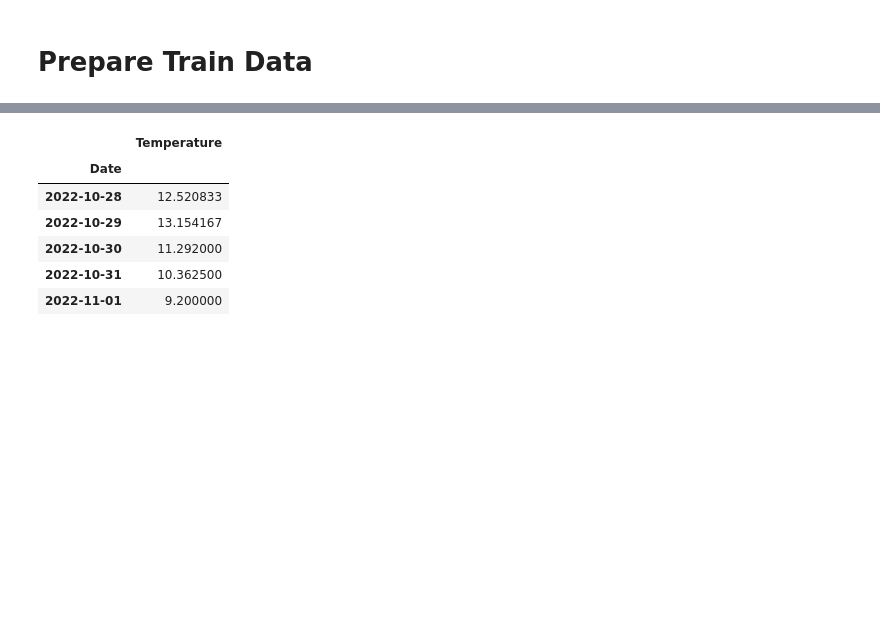
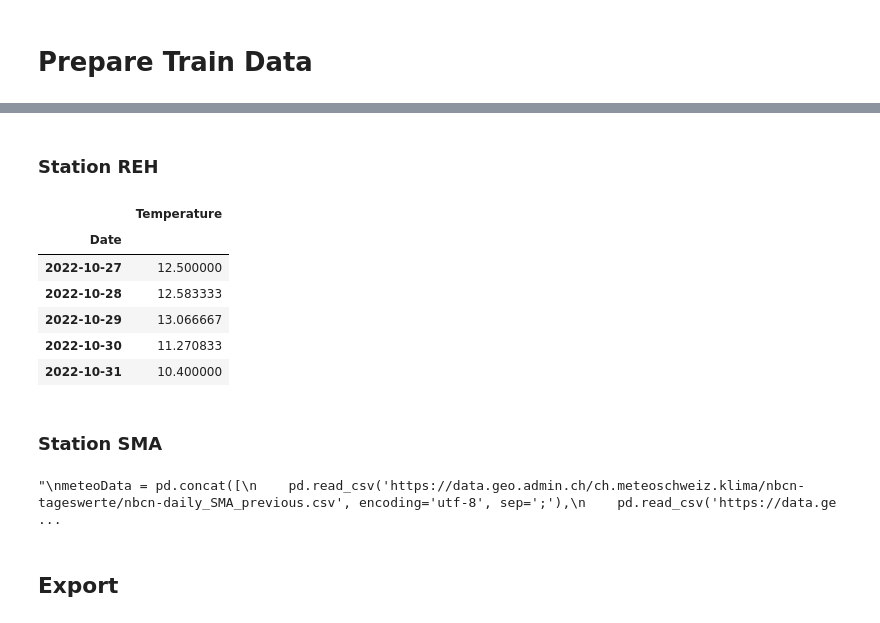
Before and after one commit to nzzdev/energyconsumption-zurich-model, a Jupyter notebook: src/PrepareTrainData.ipynb, the cells around one changed output, grey strips where cells are left out. Cells and saved outputs as stored; diff of their text form; code cells hidden in the pictures; blank space fills up the shorter version.

```diff
--- a/src/PrepareTrainData.ipynb
+++ b/src/PrepareTrainData.ipynb
@@ -42,32 +52,55 @@ consumption = consumption.groupby(consumption.Date.dt.date).sum(numeric_only=Tru
+# %% [markdown]
+### Station REH
 # %%
 """
 meteoData = (spark.read.format("delta")
                          .load("/MeteoSwiss/Measurement/Delta")
                          .filter((f.col("Station") == METEO_STATION) & (f.col("Parameter") == METEO_TEMP_PARAMETER))
                          .withColumn("Date", f.to_date(f.col("TimestampUtc")))
                          .groupBy("Date")
                          .agg(f.avg(f.col("Value")).alias("Temperature"))
             )
 """
 
 meteoData = pd.read_csv(METEO_PATH, encoding='iso-8859-1', sep=';')
 meteoData = meteoData[meteoData.abbr == METEO_STATION]
 meteoData['Date'] = pd.to_datetime(meteoData['time'], format='%Y%m%d%H%M', utc=True)
 
 # Convert Timezone!
-meteoData['Date'] = meteoData['Date'].dt.tz_convert('Europe/Berlin')
+#meteoData['Date'] = meteoData['Date'].dt.tz_convert('Europe/Berlin')
 
 meteoData = meteoData.groupby(meteoData.Date.dt.date).agg(Temperature = (METEO_TEMP_PARAMETER, 'mean'))
 
 meteoData.tail()
 # %% [output]
 |  | Temperature |
 | Date |  |
-| 2022-10-28 | 12.520833 |
-| 2022-10-29 | 13.154167 |
-| 2022-10-30 | 11.292000 |
-| 2022-10-31 | 10.362500 |
-| 2022-11-01 | 9.200000 |
+| 2022-10-27 | 12.500000 |
+| 2022-10-28 | 12.583333 |
+| 2022-10-29 | 13.066667 |
+| 2022-10-30 | 11.270833 |
+| 2022-10-31 | 10.400000 |
+# %% [markdown]
+### Station SMA
+# %%
+"""
+meteoData = pd.concat([
+    pd.read_csv('https://data.geo.admin.ch/ch.meteoschweiz.klima/nbcn-tageswerte/nbcn-daily_SMA_previous.csv', encoding='utf-8', sep=';'),
+    pd.read_csv('https://data.geo.admin.ch/ch.meteoschweiz.klima/nbcn-tageswerte/nbcn-daily_SMA_current.csv', encoding='utf-8', sep=';')
+])
+meteoData['Date'] = pd.to_datetime(meteoData['date'], format='%Y%m%d')
+meteoData['Date'] = meteoData['Date'].dt.date
+meteoData = meteoData[meteoData.Date >= date(2009, 1, 1)]
+meteoData.rename(columns={'tre200d0': 'Temperature'}, inplace=True)
+meteoData = meteoData[['Date', 'Temperature']]
+meteoData = meteoData.set_index('Date')
+
+meteoData.head()
+"""
+# %% [output]
+"\nmeteoData = pd.concat([\n    pd.read_csv('https://data.geo.admin.ch/ch.meteoschweiz.klima/nbcn-tageswerte/nbcn-daily_SMA_previous.csv', encoding='utf-8', sep=';'),\n    pd.read_csv('https://data.ge ...
+# %% [markdown]
+## Export
 # %%
 data = consumption.join(meteoData, "Date").reset_index(drop=False)
 # %%
```
Also changed, not shown: parts of 2 cells of this notebook, 7 other files.
